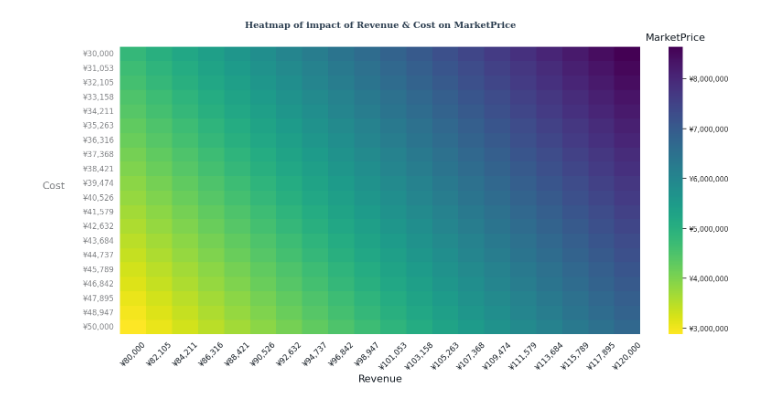
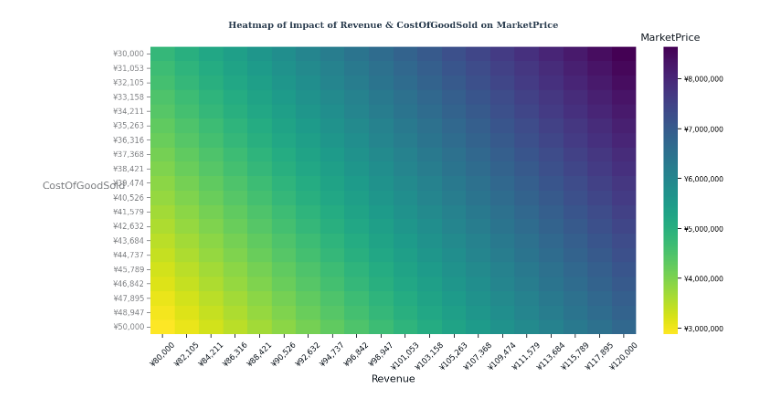
Before and after one commit to hanyuwcn/LedgerScope, a Jupyter notebook: samples/two-way-sensitivity-analysis.ipynb, the cells around one changed output. Saved outputs shown, nothing was run; the diff lists cells and outputs as text; code cells hidden in the pictures.

Commit message:
cleanup samples, pipeline registry and pipeline config

```diff
--- a/samples/two-way-sensitivity-analysis.ipynb
+++ b/samples/two-way-sensitivity-analysis.ipynb
@@ -13,11 +13,11 @@ from src.visualization import generate_heatmap_from_df
 # %%
 variables = {
     variable_names.REVENUE: Variable(min=80000.0, exp=100000.0, max=120000.0),
-    variable_names.COST: Cost(min=30000.0, exp=40000.0, max=50000.0),
+    variable_names.COGS: Variable(min=30000.0, exp=40000.0, max=50000.0),
     variable_names.PE_RATIO: PriceToEarningsRatio(min=5.0, exp=8.0, max=10.0)
 }
 
-pipeline = [NetIncomeModel(), MarketPriceModel()]
+pipeline = [OperatingIncomeModel(), NetIncomeModel(), MarketPriceModel()]
 # %%
 two_way_sensitivity_analysis_report = run_two_way_sensitivity_analysis(
     variables=variables,
@@ -38,18 +38,18 @@ plt.show()
 # %%
 two_way_sensitivity_analysis_cost_decreasing_report = run_two_way_sensitivity_analysis(
     variables=variables,
     param_x_name=variable_names.REVENUE,
-    param_y_name=variable_names.COST,
+    param_y_name=variable_names.COGS,
     model_pipeline=pipeline,
     target_output_name=variable_names.MARKET_PRICE,
     reverse_y=False,
     x_steps=20,
     y_steps=20
 )
 
 figure = generate_heatmap_from_df(two_way_sensitivity_analysis_cost_decreasing_report, variable_names.MARKET_PRICE)
 plt.show()
 # %% [output]
-[figure, old version]
+[figure, new version]
 # %%
 plt.close()
```
Also changed, not shown: parts of 3 cells of this notebook, 12 other files.
